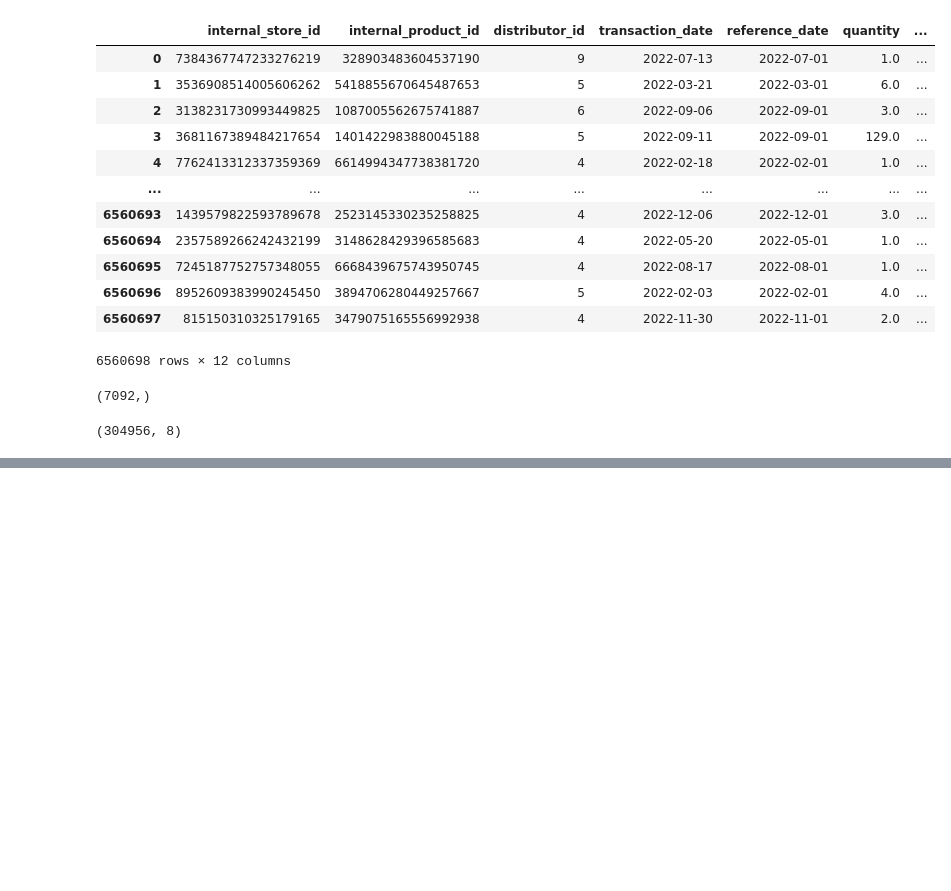
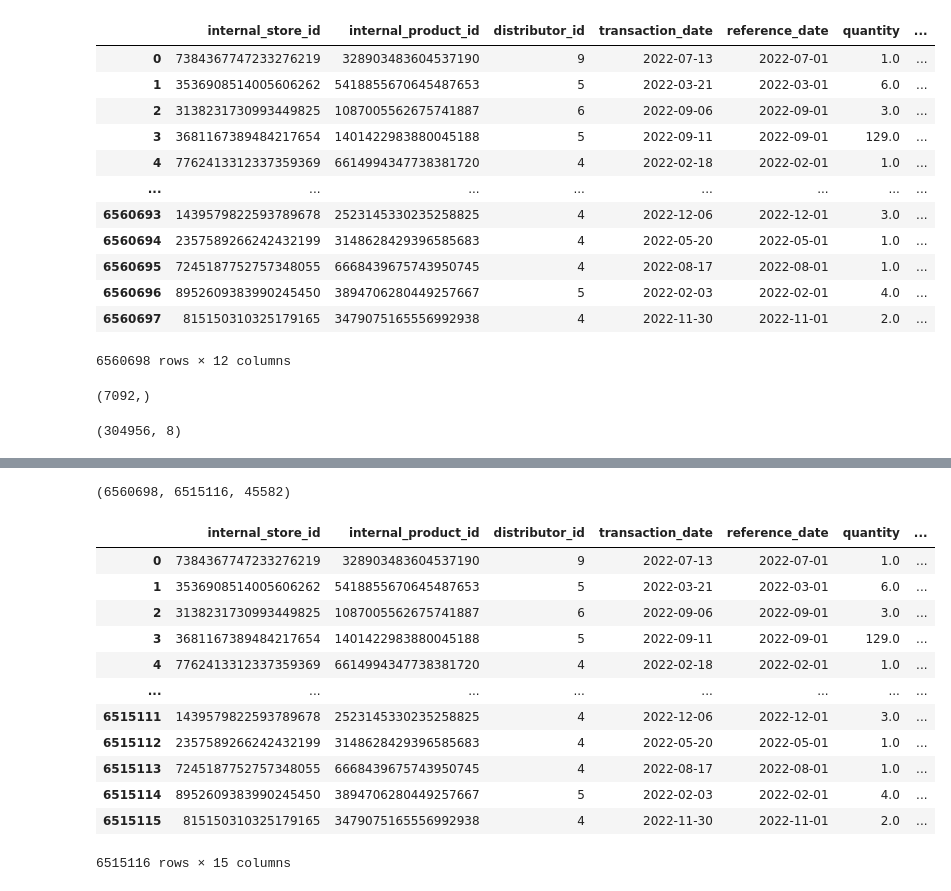
Before and after one commit to VictorBauler/Hackathon_Big_Data_2025, a Jupyter notebook: notebooks/eda.ipynb, the cells around one changed output, grey strips where cells are left out. Saved outputs shown, nothing was run; the diff lists cells and outputs as text; code cells hidden in the pictures; blank space fills up the shorter version.

Commit message:
Create full merged_df with filtered PDVs.

```diff
--- a/notebooks/eda.ipynb
+++ b/notebooks/eda.ipynb
@@ -350,0 +373,25 @@ df_cadastro_prod.to_parquet(
+# %%
+rows_before_merge = df_transacoes.shape[0]
+df_transacoes = df_transacoes.merge(
+    df_cadastro_pdv, left_on="internal_store_id", right_on="pdv", how="inner",
+)
+rows_after_merge = df_transacoes.shape[0]
+rows_before_merge, rows_after_merge, rows_before_merge - rows_after_merge # Cerca de 45k linhas são perdidas no merge ao usar "inner", indicando que há certos PDV_ids não presentes no dataframe de cadastro de PDVs.
+# %% [output]
+(6560698, 6515116, 45582)
+# %%
+df_transacoes
+# %% [output]
+|  | internal_store_id | internal_product_id | distributor_id | transaction_date | reference_date | quantity | ... |
+| 0 | 7384367747233276219 | 328903483604537190 | 9 | 2022-07-13 | 2022-07-01 | 1.0 | ... |
+| 1 | 3536908514005606262 | 5418855670645487653 | 5 | 2022-03-21 | 2022-03-01 | 6.0 | ... |
+| 2 | 3138231730993449825 | 1087005562675741887 | 6 | 2022-09-06 | 2022-09-01 | 3.0 | ... |
+| 3 | 3681167389484217654 | 1401422983880045188 | 5 | 2022-09-11 | 2022-09-01 | 129.0 | ... |
+| 4 | 7762413312337359369 | 6614994347738381720 | 4 | 2022-02-18 | 2022-02-01 | 1.0 | ... |
+| ... | ... | ... | ... | ... | ... | ... | ... |
+| 6515111 | 1439579822593789678 | 2523145330235258825 | 4 | 2022-12-06 | 2022-12-01 | 3.0 | ... |
+| 6515112 | 2357589266242432199 | 3148628429396585683 | 4 | 2022-05-20 | 2022-05-01 | 1.0 | ... |
+| 6515113 | 7245187752757348055 | 6668439675743950745 | 4 | 2022-08-17 | 2022-08-01 | 1.0 | ... |
+| 6515114 | 8952609383990245450 | 3894706280449257667 | 5 | 2022-02-03 | 2022-02-01 | 4.0 | ... |
+| 6515115 | 815150310325179165 | 3479075165556992938 | 4 | 2022-11-30 | 2022-11-01 | 2.0 | ... |
+6515116 rows × 15 columns
```
Also changed, not shown: parts of 14 cells of this notebook.
